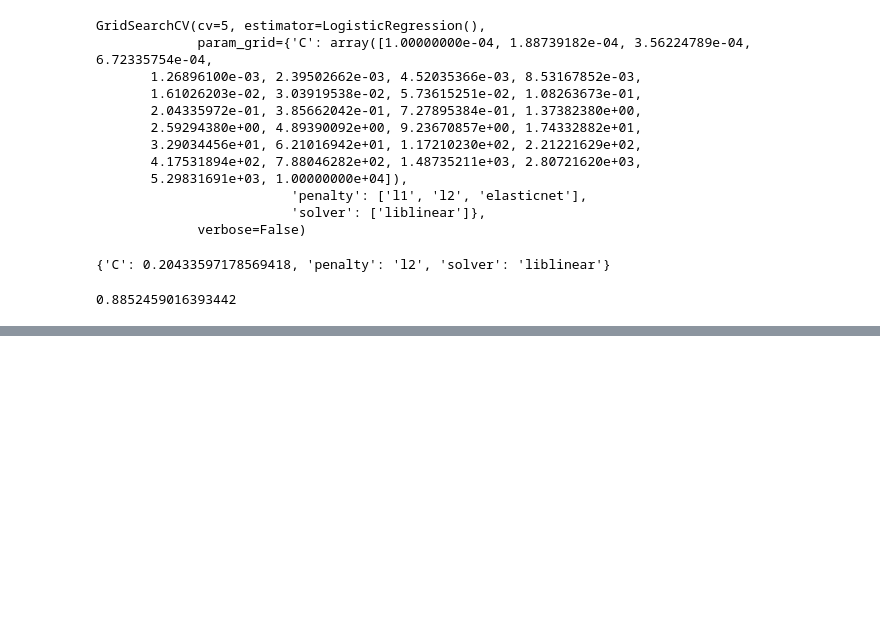
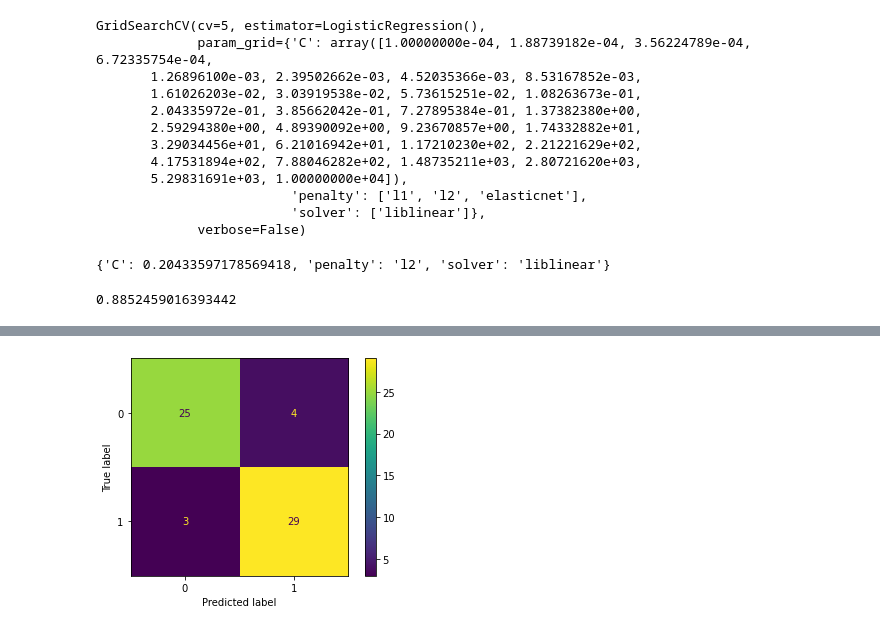
Before and after one commit to eMIKARp/Supervised_Learning_Classification_Problem, a Jupyter notebook: Supervised_Learning_Classification_Project.ipynb, the cells around one changed output, grey strips where cells are left out. Cells and saved outputs as stored; diff of their text form; code cells hidden in the pictures; blank space fills up the shorter version.

```diff
--- a/Supervised_Learning_Classification_Project.ipynb
+++ b/Supervised_Learning_Classification_Project.ipynb
@@ -462,3 +462,5 @@ lr_gcv.best_params_
 lr_gcv.score(X_test,y_test)
 # %% [output]
 0.8852459016393442
+# %%
+y_pred = lr_gcv.predict(X_test)
@@ -464,0 +472,8 @@ lr_gcv.score(X_test,y_test)
+# %%
+cm = confusion_matrix(y_test,y_pred)
+
+cm_plot = ConfusionMatrixDisplay(cm)
+
+cm_plot.plot();
+# %% [output]
+[figure, added]
```
Also changed, not shown: parts of 7 cells of this notebook.
